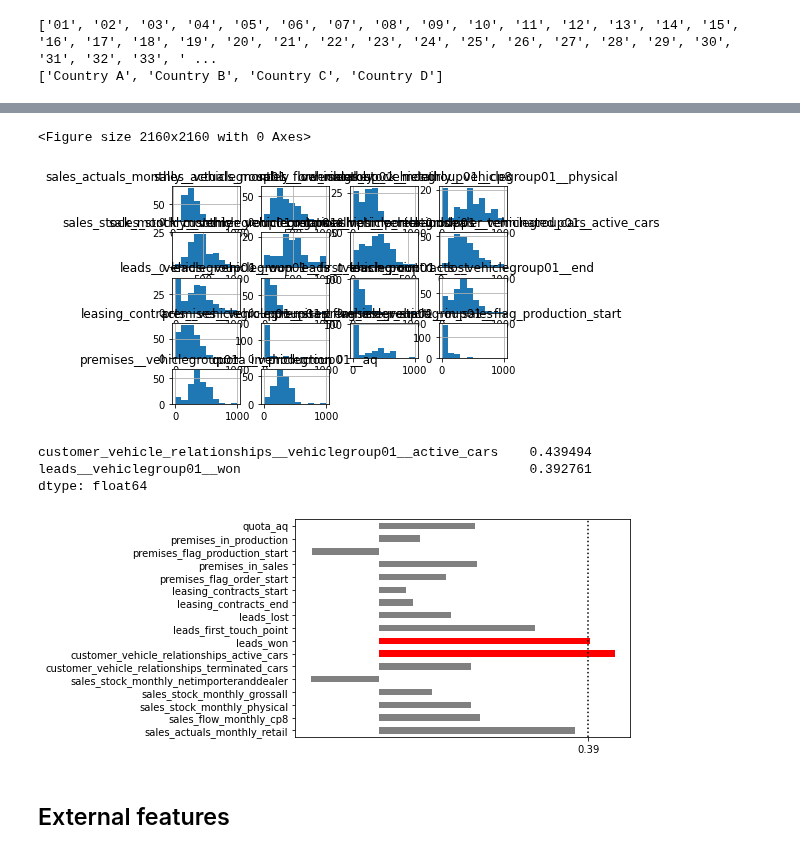
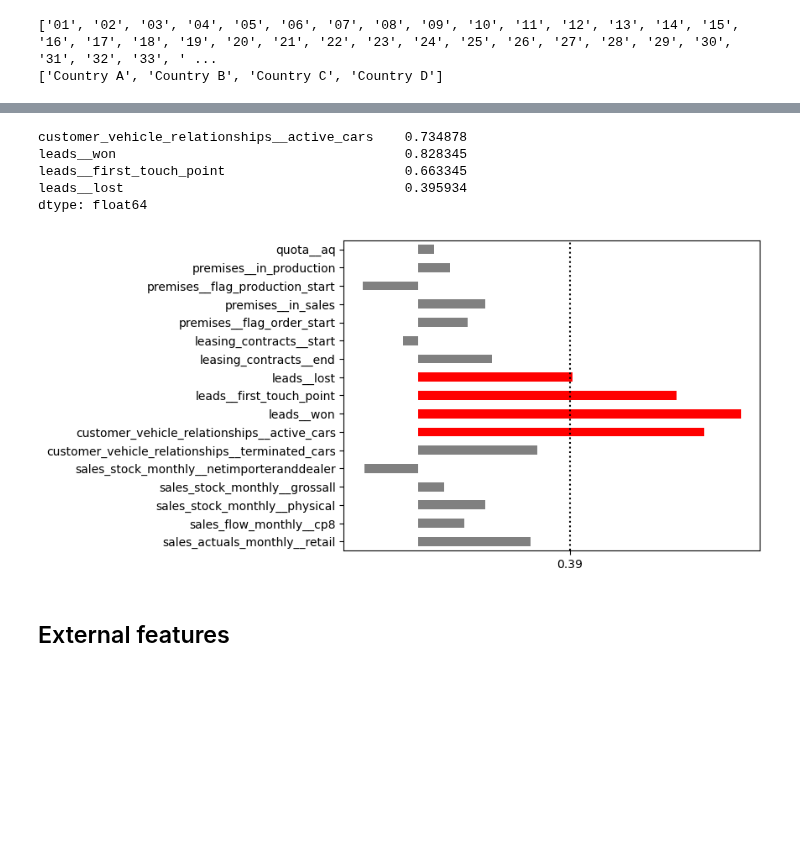
Before and after one commit to zuivu/porsche-forecast-sale, a Jupyter notebook: code/correlation.ipynb, the cells around one changed output, grey strips where cells are left out. Drawn from its saved outputs; the diff is of its cells as text; code cells hidden in the pictures; blank space fills up the shorter version.

```diff
--- a/code/correlation.ipynb
+++ b/code/correlation.ipynb
@@ -11,5 +13,6 @@ import matplotlib.pyplot as plt
 # %%
 df = pd.read_csv("../Data/kitCapstoneJan24_data.csv", delimiter=";")
-external_data = pd.read_csv("../Data/external_data.csv")
-df.head()
+interal_data = df.filter(regex='vehiclegroup')
+external_data = pd.read_csv("../Data/CountryA__external_data.csv", delimiter=";")
+interal_data.head()
 # %% [output]
@@ -22,0 +29,7 @@ df.head()
+# %%
+veh_group = "vehiclegroup01"
+country = "Country A"
+# %%
+tiny_data = interal_data.loc[df["countryname"] == country, :].filter(regex=veh_group)
+tiny_data.columns = [col.replace(veh_group + '__', '') for col in tiny_data.columns] # remove veh_group from col name
+tiny_data.shape
@@ -22,0 +268,29 @@ df.head()
+# %%
+from sklearn.inspection import permutation_importance
+from xgboost import XGBRegressor
+from sklearn.model_selection import TimeSeriesSplit
+
+tscv = TimeSeriesSplit(n_splits=4, gap=6, test_size=18)
+
+non_na_data = tiny_data.dropna()
+X_in = non_na_data.drop("sales_actuals_monthly__orderintake", axis=1)
+y = non_na_data["sales_actuals_monthly__orderintake"]
+
+importances_mean = []
+importances_std = []
+for i, (train_index, test_index) in enumerate(tscv.split(X_in, y)):
+    print(train_index, test_index)
+    X_train, y_train = X_in.iloc[train_index], y.iloc[train_index]
+    X_val, y_val = X_in.iloc[test_index], y.iloc[test_index]
+    model = XGBRegressor().fit(X_train, y_train)
+    result = permutation_importance(
+        model,
+        X_val,
+        y_val,
+        n_repeats=10,
+        scoring='neg_mean_absolute_error', # neg_mean_absolute_percentage_error
+        random_state=0
+    )
+
+    importances_mean.append(result.importances_mean)
+    importances_std.append(result.importances_std)
@@ -46,25 +325,20 @@ veh01_A.head()
-# %%
-plt.figure(figsize=(30, 30))
-veh01_A.hist()
-plt.show()
-# %% [output]
-<Figure size 2160x2160 with 0 Axes>
-[figure, removed]
 # %%
-in_correlation = veh01_A.iloc[:, 1:].corrwith(veh01_A["sales_actuals_monthly__vehiclegroup01__orderintake"])
+in_correlation = X_in.corrwith(y)
 print(in_correlation[abs(in_correlation) > 0.39])
 colors = ['red' if abs(val) > 0.39 else 'grey' for val in in_correlation]
 ax = in_correlation.plot.barh(color=colors)
 ax.axvline(x=0.39, color='black', linestyle='dotted')
 ax.set_xticks([0.39])
 yticks = ax.get_yticklabels()
 ytick_labels = [label.get_text().replace("__vehiclegroup01__", "_") for label in yticks]
 ax.set_yticklabels(ytick_labels)
 plt.show()
 # %% [output]
-customer_vehicle_relationships__vehiclegroup01__active_cars    0.439494
-leads__vehiclegroup01__won                                     0.392761
+customer_vehicle_relationships__active_cars    0.734878
+leads__won                                     0.828345
+leads__first_touch_point                       0.663345
+leads__lost                                    0.395934
 dtype: float64
-[figure, old version]
+[figure, new version]
 # %% [markdown]
 ## External features
```
Also changed, not shown: parts of 29 cells of this notebook.
